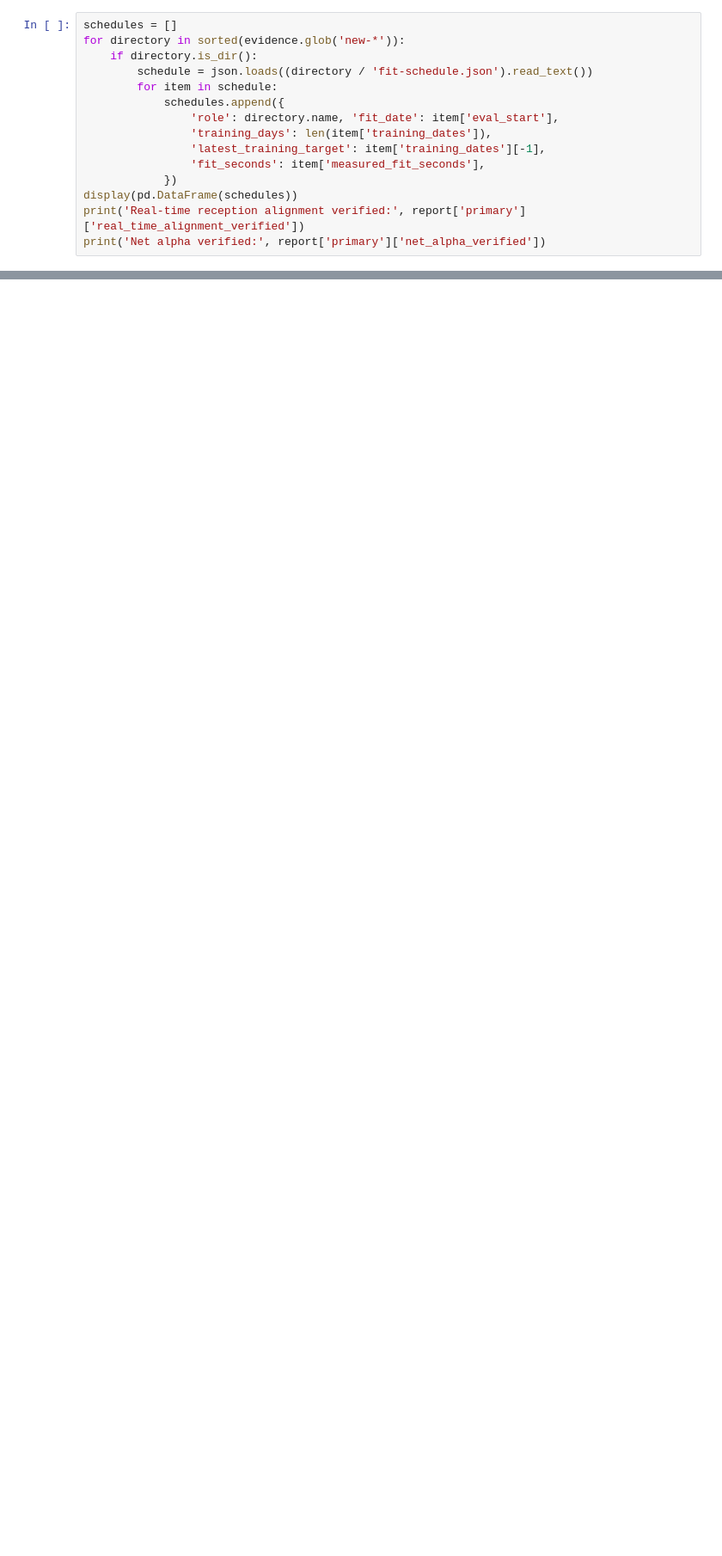
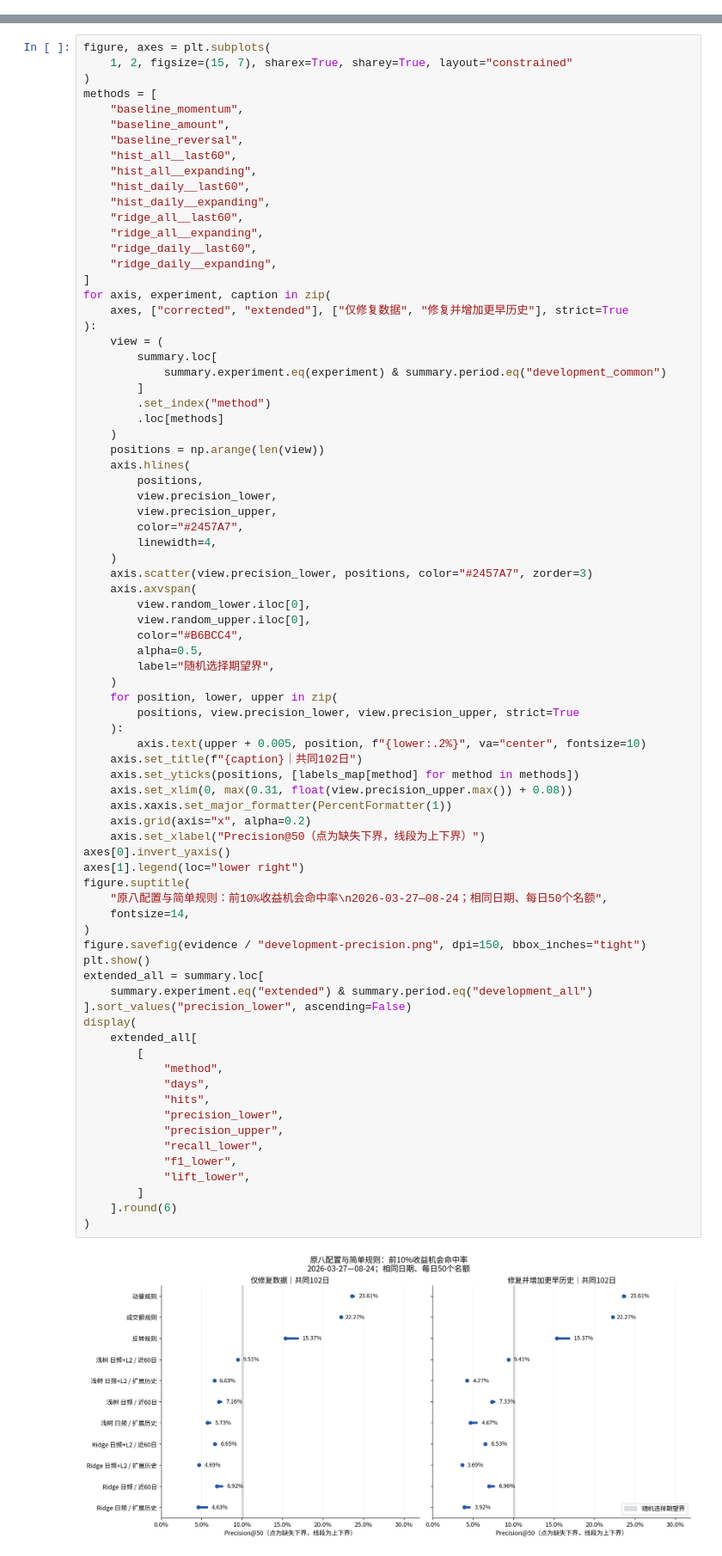
Before and after one commit to UlricWu/trading, a Jupyter notebook: research/subscription-training/revalidation.ipynb, the cells around one changed output, grey strips where cells are left out. Shown at 86% size. Drawn from its saved outputs; the diff is of its cells as text; blank space fills up the shorter version.

```diff
--- a/research/subscription-training/revalidation.ipynb
+++ b/research/subscription-training/revalidation.ipynb
@@ -193,15 +0,0 @@ display(pd.concat(monthly, ignore_index=True).round(6))
-# %%
-schedules = []
-for directory in sorted(evidence.glob('new-*')):
-    if directory.is_dir():
-        schedule = json.loads((directory / 'fit-schedule.json').read_text())
-        for item in schedule:
-            schedules.append({
-                'role': directory.name, 'fit_date': item['eval_start'],
-                'training_days': len(item['training_dates']),
-                'latest_training_target': item['training_dates'][-1],
-                'fit_seconds': item['measured_fit_seconds'],
-            })
-display(pd.DataFrame(schedules))
-print('Real-time reception alignment verified:', report['primary']['real_time_alignment_verified'])
-print('Net alpha verified:', report['primary']['net_alpha_verified'])
@@ -214,0 +1032,80 @@ Net alpha verified: False
+# %%
+figure, axes = plt.subplots(
+    1, 2, figsize=(15, 7), sharex=True, sharey=True, layout="constrained"
+)
+methods = [
+    "baseline_momentum",
+    "baseline_amount",
+    "baseline_reversal",
+    "hist_all__last60",
+    "hist_all__expanding",
+    "hist_daily__last60",
+    "hist_daily__expanding",
+    "ridge_all__last60",
+    "ridge_all__expanding",
+    "ridge_daily__last60",
+    "ridge_daily__expanding",
+]
+for axis, experiment, caption in zip(
+    axes, ["corrected", "extended"], ["仅修复数据", "修复并增加更早历史"], strict=True
+):
+    view = (
+        summary.loc[
+            summary.experiment.eq(experiment) & summary.period.eq("development_common")
+        ]
+        .set_index("method")
+        .loc[methods]
+    )
+    positions = np.arange(len(view))
+    axis.hlines(
+        positions,
+        view.precision_lower,
+        view.precision_upper,
+        color="#2457A7",
+        linewidth=4,
+    )
+    axis.scatter(view.precision_lower, positions, color="#2457A7", zorder=3)
+    axis.axvspan(
+        view.random_lower.iloc[0],
+        view.random_upper.iloc[0],
+        color="#B6BCC4",
+        alpha=0.5,
+        label="随机选择期望界",
+    )
+    for position, lower, upper in zip(
+        positions, view.precision_lower, view.precision_upper, strict=True
+    ):
+        axis.text(upper + 0.005, position, f"{lower:.2%}", va="center", fontsize=10)
+    axis.set_title(f"{caption}｜共同102日")
+    axis.set_yticks(positions, [labels_map[method] for method in methods])
+    axis.set_xlim(0, max(0.31, float(view.precision_upper.max()) + 0.08))
+    axis.xaxis.set_major_formatter(PercentFormatter(1))
+    axis.grid(axis="x", alpha=0.2)
+    axis.set_xlabel("Precision@50（点为缺失下界，线段为上下界）")
+axes[0].invert_yaxis()
+axes[1].legend(loc="lower right")
+figure.suptitle(
+    "原八配置与简单规则：前10%收益机会命中率\n2026-03-27—08-24；相同日期、每日50个名额",
+    fontsize=14,
+)
+figure.savefig(evidence / "development-precision.png", dpi=150, bbox_inches="tight")
+plt.show()
+extended_all = summary.loc[
+    summary.experiment.eq("extended") & summary.period.eq("development_all")
+].sort_values("precision_lower", ascending=False)
+display(
+    extended_all[
+        [
+            "method",
+            "days",
+            "hits",
+            "precision_lower",
+            "precision_upper",
+            "recall_lower",
+            "f1_lower",
+            "lift_lower",
+        ]
+    ].round(6)
+)
+# %% [output]
+[figure, added]
```
Also changed, not shown: parts of 41 cells of this notebook, 10 other files.
